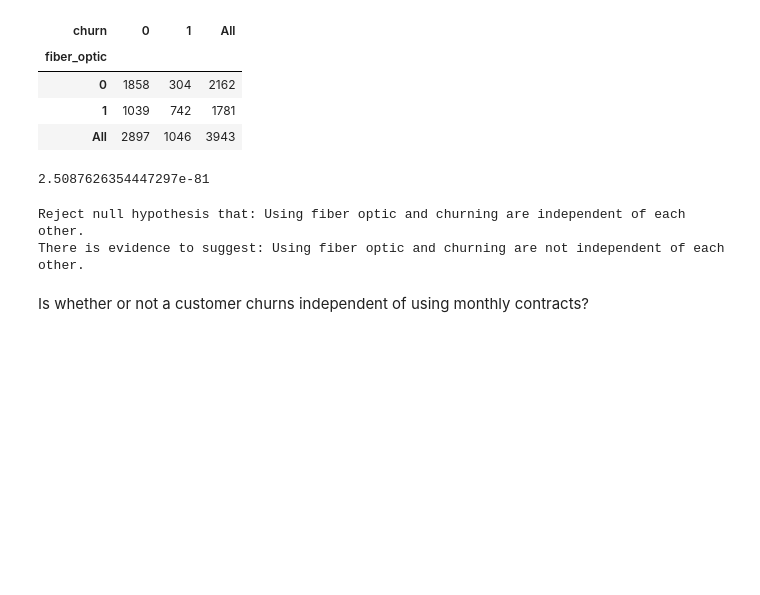
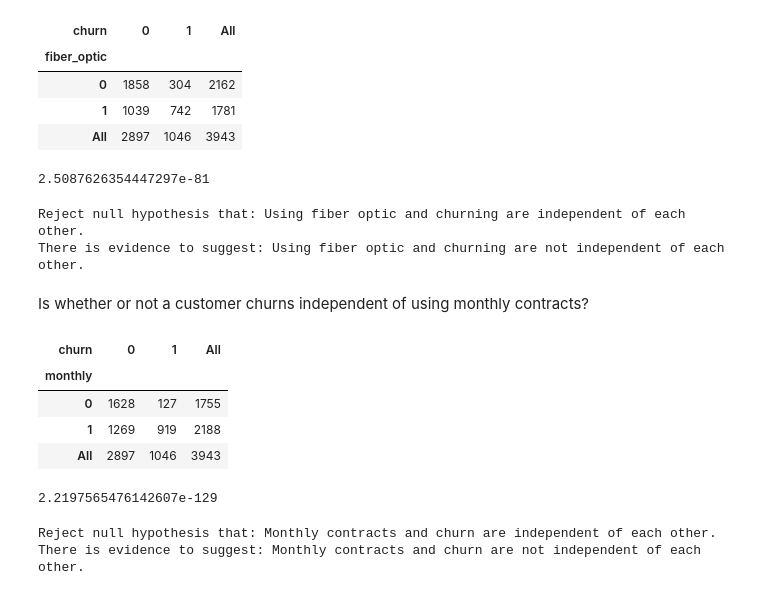
Before and after one commit to annah-vu/classification_project, a Jupyter notebook: exploration.ipynb, the cells around one changed output. Saved outputs shown, nothing was run; the diff lists cells and outputs as text; code cells hidden in the pictures; blank space fills up the shorter version.

```diff
--- a/exploration.ipynb
+++ b/exploration.ipynb
@@ -387,3 +393,34 @@ Reject null hypothesis that: Using fiber optic and churning are independent of e
 There is evidence to suggest: Using fiber optic and churning are not independent of each other.
 # %% [markdown]
 Is whether or not a customer churns independent of using monthly contracts?
+# %%
+#We are going to use a chi square test, because it compares two categorical variables.
+
+#let's set up a null and alternative hypothesis
+
+null_hypothesis =  "Monthly contracts and churn are independent of each other."
+alternative_hypothesis =  "Monthly contracts and churn are not independent of each other."
+a = 0.05 #a for alpha
+
+observed = pd.crosstab(train.monthly, train.churn, margins = True)
+observed
+# %% [output]
+| churn | 0 | 1 | All |
+| monthly |  |  |  |
+| 0 | 1628 | 127 | 1755 |
+| 1 | 1269 | 919 | 2188 |
+| All | 2897 | 1046 | 3943 |
+# %%
+chi2, p, degf, expected = stats.chi2_contingency(observed)
+p
+# %% [output]
+2.2197565476142607e-129
+# %%
+if p < a:
+    print(f'Reject null hypothesis that: {null_hypothesis}')
+    print (f'There is evidence to suggest: {alternative_hypothesis}')
+else:
+    print(f'Fail to reject null hypothesis that: {null_hypothesis} There is not sufficient evidence to reject it.')
+# %% [output]
+Reject null hypothesis that: Monthly contracts and churn are independent of each other.
+There is evidence to suggest: Monthly contracts and churn are not independent of each other.
```
Also changed, not shown: parts of 4 cells of this notebook.
